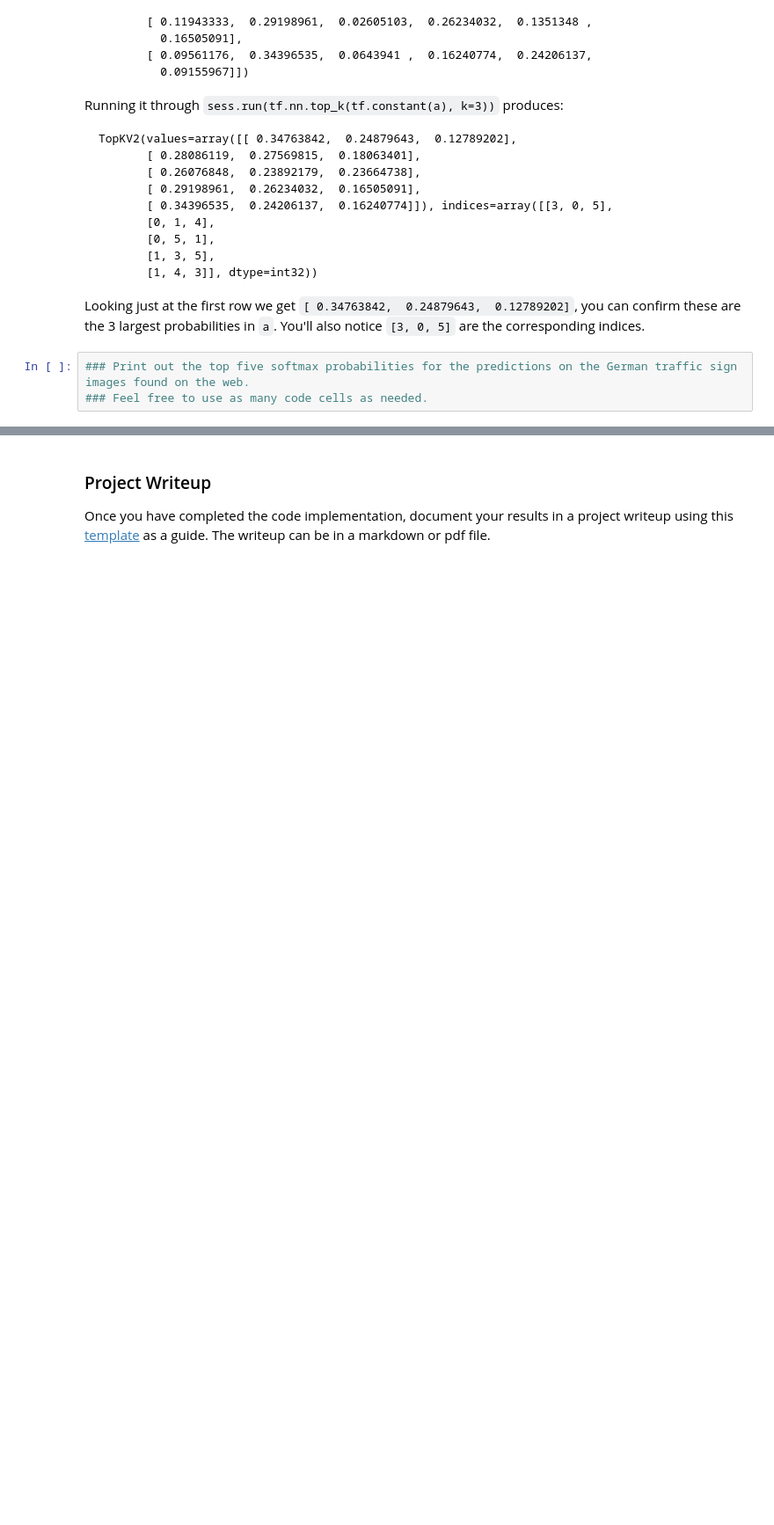
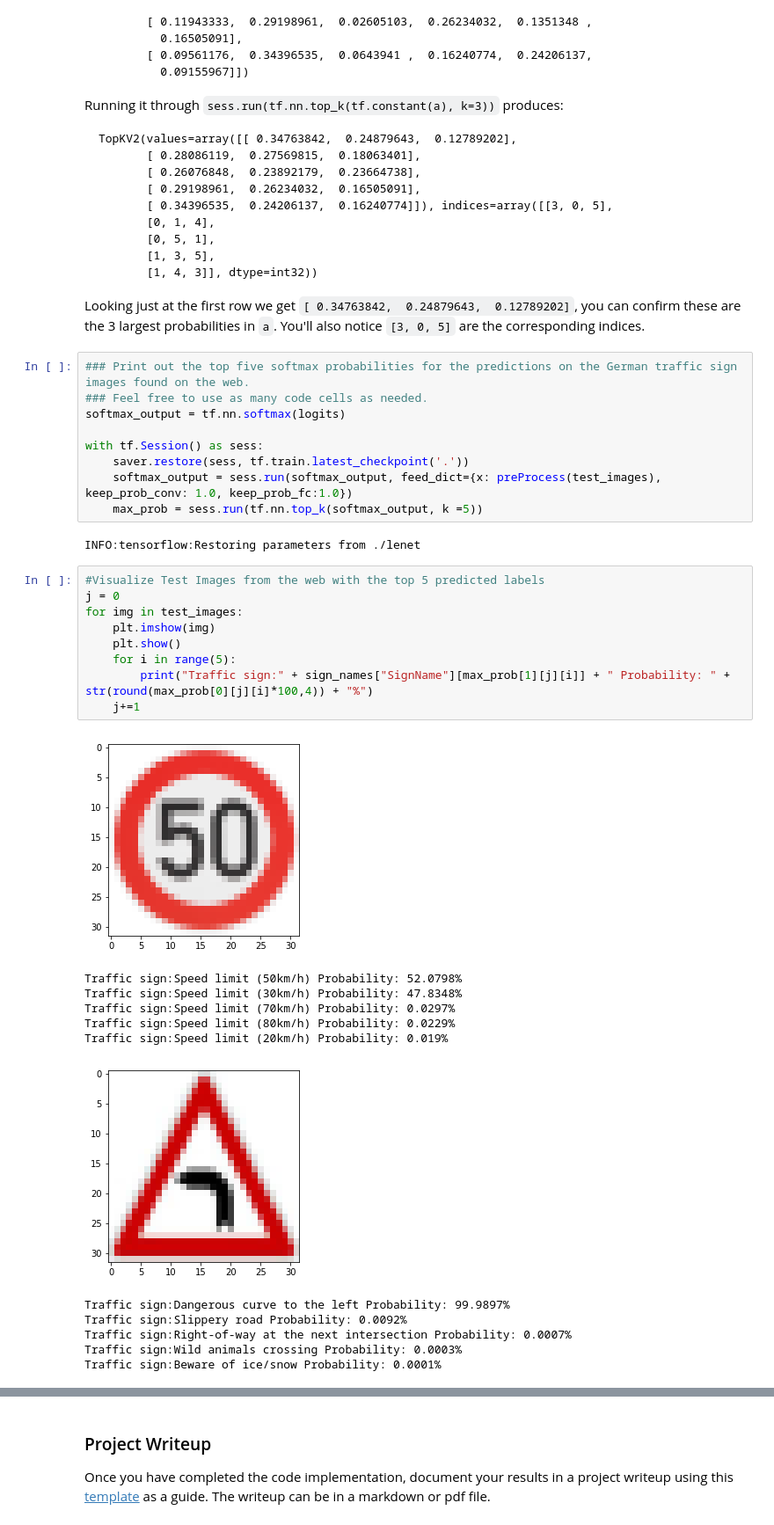
Before and after one commit to LeisAlAyoubi/LeNet5-Traffic-Sign-Classifier-Project, a Jupyter notebook: Traffic_Sign_Classifier.ipynb, the cells around one changed output, grey strips where cells are left out. Shown at 88% size. Drawn from its saved outputs; the diff is of its cells as text; blank space fills up the shorter version.

```diff
--- a/Traffic_Sign_Classifier.ipynb
+++ b/Traffic_Sign_Classifier.ipynb
@@ -495,3 +621,33 @@ Looking just at the first row we get `[ 0.34763842,  0.24879643,  0.12789202]`,
 # %%
 ### Print out the top five softmax probabilities for the predictions on the German traffic sign images found on the web.
 ### Feel free to use as many code cells as needed.
+softmax_output = tf.nn.softmax(logits)
+
+with tf.Session() as sess:
+    saver.restore(sess, tf.train.latest_checkpoint('.'))
+    softmax_output = sess.run(softmax_output, feed_dict={x: preProcess(test_images), keep_prob_conv: 1.0, keep_prob_fc:1.0})
+    max_prob = sess.run(tf.nn.top_k(softmax_output, k =5))
+# %% [output]
+INFO:tensorflow:Restoring parameters from ./lenet
+# %%
+#Visualize Test Images from the web with the top 5 predicted labels
+j = 0
+for img in test_images:
+    plt.imshow(img)
+    plt.show()
+    for i in range(5):
+        print("Traffic sign:" + sign_names["SignName"][max_prob[1][j][i]] + " Probability: " + str(round(max_prob[0][j][i]*100,4)) + "%")
+    j+=1
+# %% [output]
+[figure, added]
+Traffic sign:Speed limit (50km/h) Probability: 52.0798%
+Traffic sign:Speed limit (30km/h) Probability: 47.8348%
+Traffic sign:Speed limit (70km/h) Probability: 0.0297%
+Traffic sign:Speed limit (80km/h) Probability: 0.0229%
+Traffic sign:Speed limit (20km/h) Probability: 0.019%
+[figure, added]
+Traffic sign:Dangerous curve to the left Probability: 99.9897%
+Traffic sign:Slippery road Probability: 0.0092%
+Traffic sign:Right-of-way at the next intersection Probability: 0.0007%
+Traffic sign:Wild animals crossing Probability: 0.0003%
+Traffic sign:Beware of ice/snow Probability: 0.0001%
```
Also changed, not shown: parts of 22 cells of this notebook, 8 other files.
